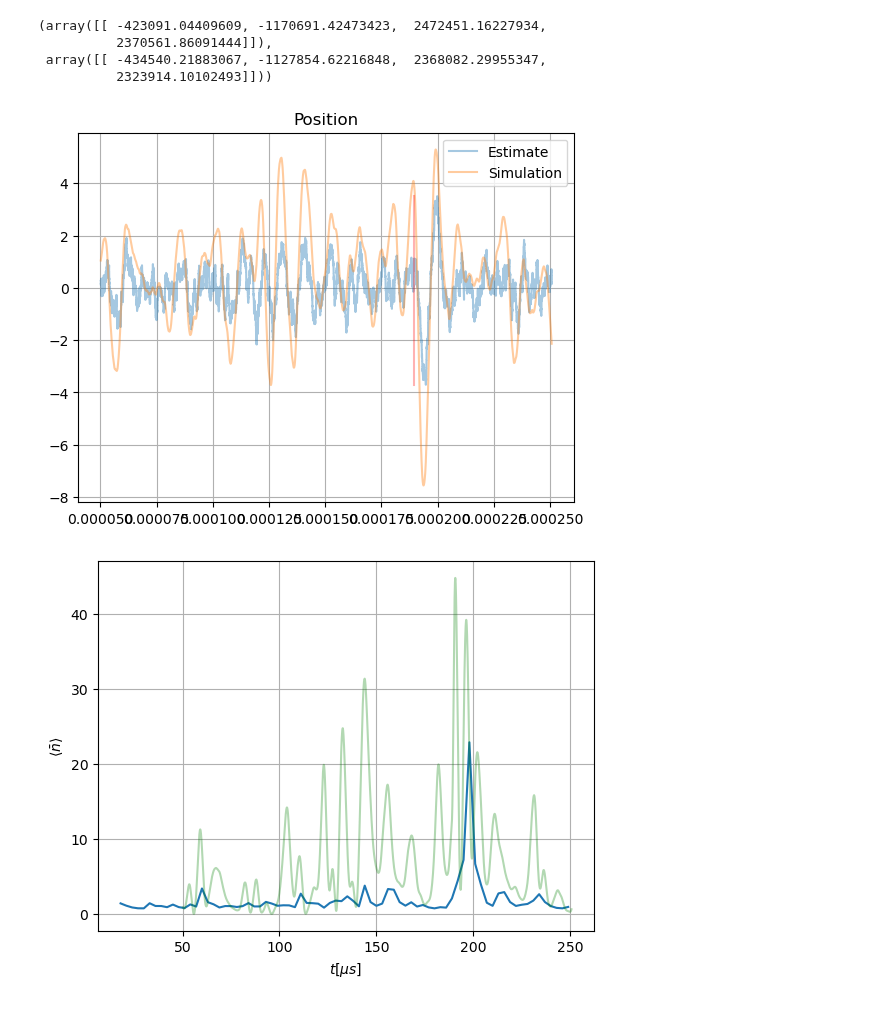
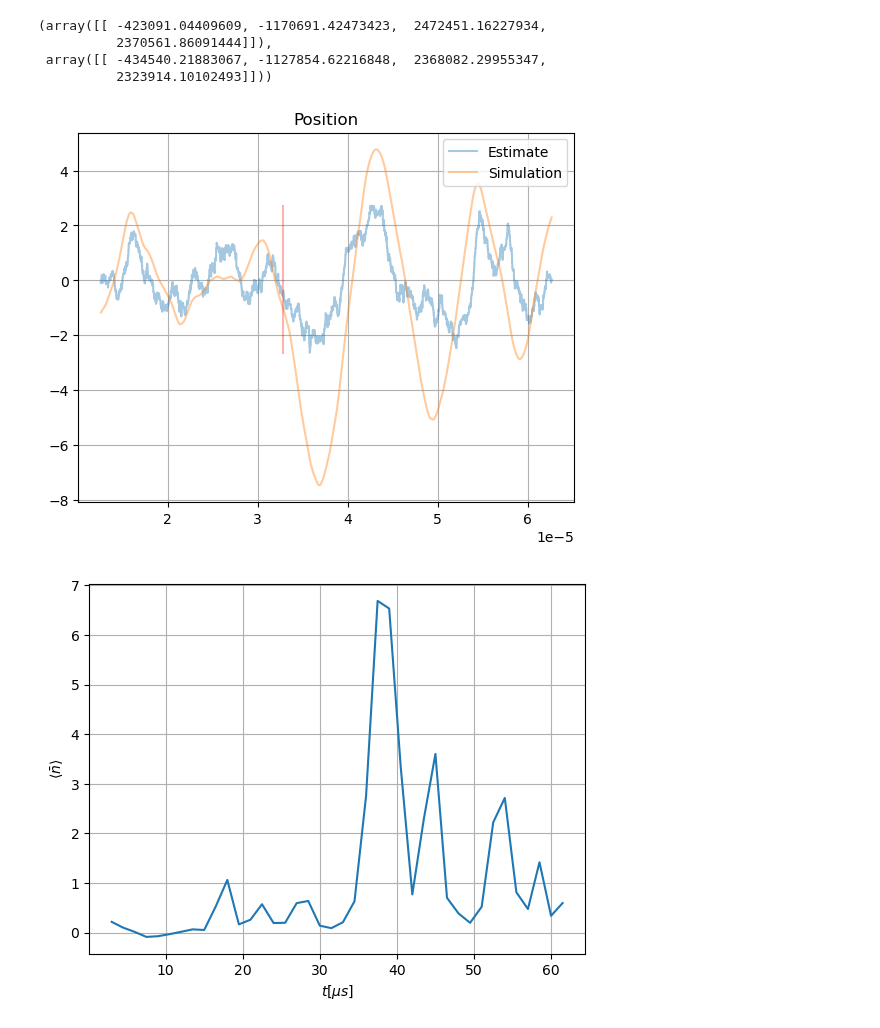
Before and after one commit to QuantumAdventures/single-photons, a Jupyter notebook: notebooks/4. Control Cavity Simulation.ipynb, the cells around one changed output. Saved outputs shown, nothing was run; the diff lists cells and outputs as text; code cells hidden in the pictures.

```diff
--- a/notebooks/4. Control Cavity Simulation.ipynb
+++ b/notebooks/4. Control Cavity Simulation.ipynb
@@ -38,7 +38,7 @@ compute_parameters_simulation_cavity(power, wavelength, tweezer_waist, radius, p
                                      T = T, rho = rho, index_refraction = index_refraction)
 # %%
 period = 2 * np.pi / omega
-t = np.arange(0, 20 * period, delta_t)
+t = np.arange(0, 5 * period, delta_t)
 N = t.shape[0]
 
 coupling = (1/(4*np.pi))*(ba_force**2)
@@ -65,6 +65,6 @@ std_detection
 # %%
-pulse_amplitude = 5
-pulse_center = 5000+int(3*t.shape[0]/4)
+pulse_amplitude = 6
+pulse_center = 5000+int(1*t.shape[0]/2)
 round_trip_time = 2*cavity_length/ct.c
 #https://www.rp-photonics.com/q_factor.html inverse of loss gives the average amount of round trips
 trips = 1/(2*np.pi*round_trip_time*cavity_linewidth_ratio*omega)
@@ -126,8 +126,8 @@ G_lqr, G
 x0 = 0
 P0 = np.matrix([[0,0,0,0],
                [0,0,0,0],
-               [0,0,3e8,0],
-               [0,0,0,3e8]])
+               [0,0,1,0],
+               [0,0,0,1]])
 estimation = np.matrix([[0], [0], [x0], [0]])
 states = np.array([[0], [0], [x0], [0.0]])
 G, omega, Ad, env.B*delta_t*control_step
@@ -179,7 +179,7 @@ plt.grid()
 plt.legend(["Estimate", "Simulation"],loc = 'upper right')
 plt.show()
 # %% [output]
-[figure, old version]
+[figure, new version]
 # %%
 #plt.close("all")
 #fig1 = plt.Figure()
@@ -212,17 +212,14 @@ plt.show()
 #plt.legend(["Estimated", "Simulated"])
 #plt.show()
 # %%
-step=100
-start = 5
+step=50
+start = 1
 phonons = compute_phonons(estimated_states[::control_step, :], kalman.error_covariance_aposteriori, step=step)
 plt.plot(t[::control_step][::step][start+1:]/1e-6, phonons[start:])
-plt.plot(t[int(t.shape[0]/5):]/1e-6,new_states[int(t.shape[0]/5):,0]**2 + new_states[int(t.shape[0]/5):,1]**2,alpha=0.3,color = 'green')
 #plt.plot(2*[pulse_center*np.diff(t)[0]/1e-6], [min(phonons[start:]),max(phonons[start:])],alpha = 0.2,color = 'green')
-#plt.xlim([t[::control_step][::step][1]/1e-6, t[::control_step][::step][-1]/1e-6])
-#plt.ylim([0,20])
 plt.ylabel(r'$\langle \bar{n} \rangle$')
 plt.xlabel(r'$t[\mu s]$')
 plt.grid()
 plt.show()
 # %% [output]
-[figure, old version]
+[figure, new version]
```
Also changed, not shown: parts of 4 cells of this notebook, 3 other files.
